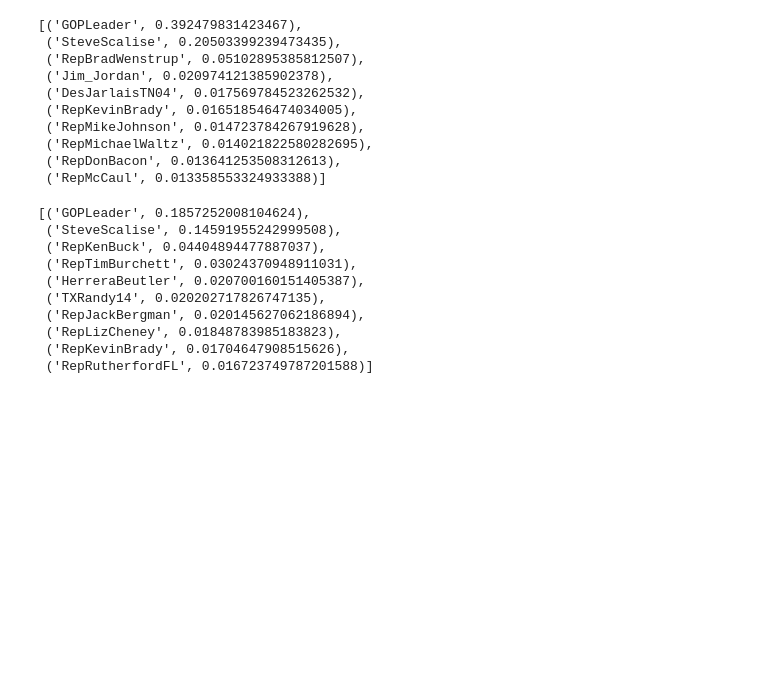
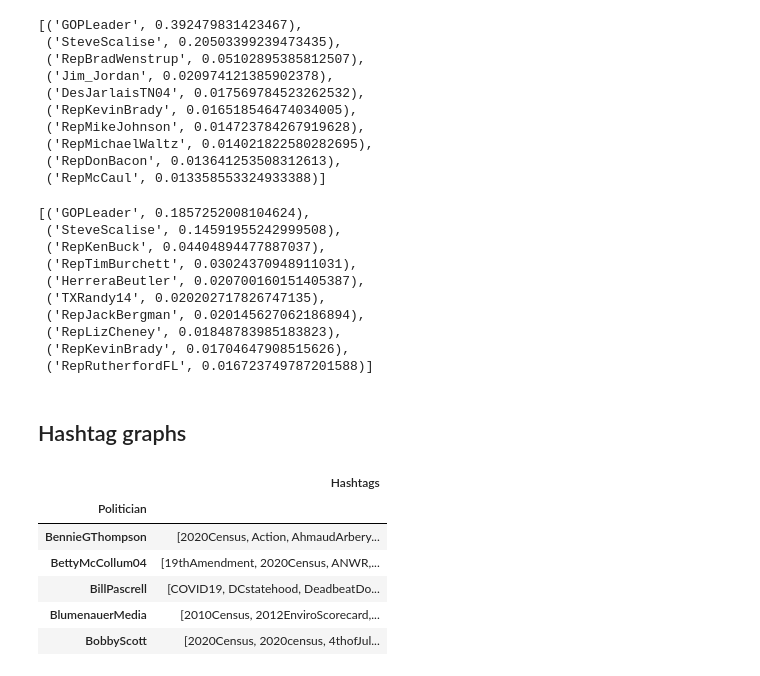
Before and after one commit to krzhalovski/Network-Science, a Jupyter notebook: Interaction_Analysis.ipynb, the cells around one changed output. Drawn from its saved outputs; the diff is of its cells as text; code cells hidden in the pictures; blank space fills up the shorter version.

Commit message:
Added hashtag graph creation

```diff
--- a/Interaction_Analysis.ipynb
+++ b/Interaction_Analysis.ipynb
@@ -172,0 +197,14 @@ to_gephi(democrats_likes_network.graph, 'data/interactions/democrat_likes/')
+# %% [markdown]
+## Hashtag graphs
+# %%
+dem_hashtags = pd.read_csv('data/dem_hashtags.csv', index_col='Politician')
+dem_hashtags['Hashtags'] = dem_hashtags['Hashtags'].apply(eval)
+dem_hashtags.head()
+# %% [output]
+|  | Hashtags |
+| Politician |  |
+| BennieGThompson | [2020Census, Action, AhmaudArbery... |
+| BettyMcCollum04 | [19thAmendment, 2020Census, ANWR,... |
+| BillPascrell | [COVID19, DCstatehood, DeadbeatDo... |
+| BlumenauerMedia | [2010Census, 2012EnviroScorecard,... |
+| BobbyScott | [2020Census, 2020census, 4thofJul... |
```
Also changed, not shown: parts of 15 cells of this notebook.
